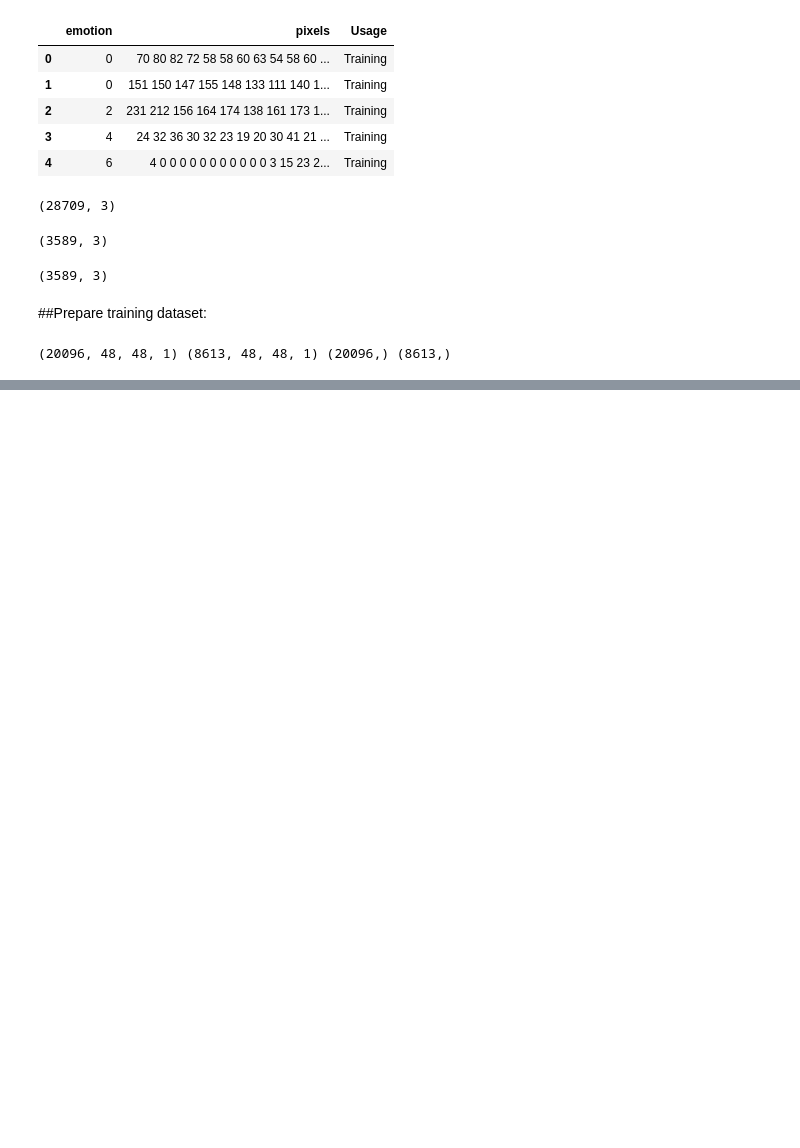
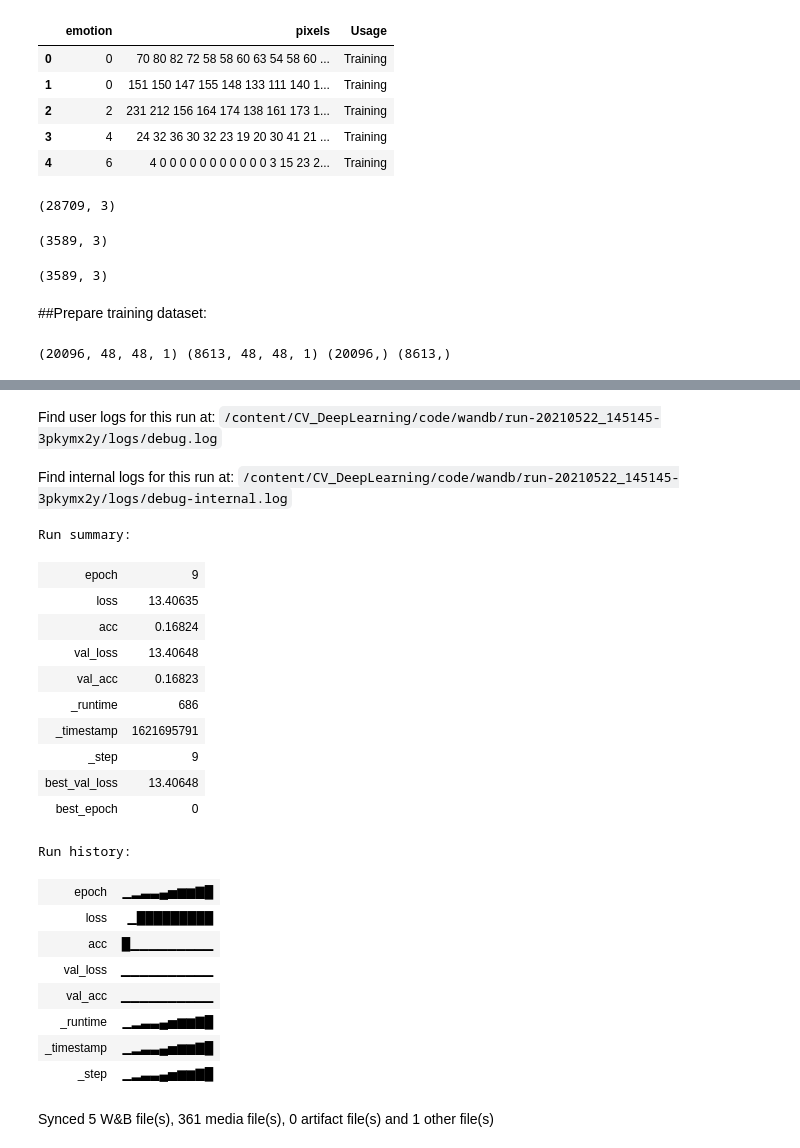
Before and after one commit to PierreOnn/Convolutional-Neural-Network, a Jupyter notebook: 01_Plotting_and_Basic_Data_Exploration.ipynb, the cells around one changed output, grey strips where cells are left out. Saved outputs shown, nothing was run; the diff lists cells and outputs as text; code cells hidden in the pictures; blank space fills up the shorter version.

Commit message:
Added wandb api and logging

```diff
--- a/01_Plotting_and_Basic_Data_Exploration.ipynb
+++ b/01_Plotting_and_Basic_Data_Exploration.ipynb
@@ -145,0 +179,57 @@ for s in sample:
+# %%
+#params:
+
+learning_rates = [0.5,0.05,0.005]
+epochs = 10
+layer_1_filters = [16,32,64]
+layer_2_filters = [16,32,64]
+layer_3_filters = [16,32,64]
+
+for lr in learning_rates:
+  for l1 in layer_1_filters:
+    for l2 in layer_2_filters:
+      for l3 in layer_3_filters:
+        run = wandb.init(project='MU-CV-Assignment2',
+                        config={  # and include hyperparameters and metadata
+                            "learning_rate": lr,
+                            "epochs": epochs,
+                            "batch_size": 64,
+                            "loss_function": "sparse_categorical_crossentropy",
+                            "architecture": "CNN",
+                            "dataset": "FER-2013",
+                            "layer_1_filters": l1,
+                            "layer_2_filters": l2,
+                            "layer_3_filters": l3
+                        },
+                        entity="mu_cv_cnn")
+        config = wandb.config  # We'll use this to configure our experiment
+
+
+        model = models.Sequential()
+        model.add(layers.Conv2D(config.layer_1_filters, (3, 3), activation='relu', input_shape=(48,48,1)))
+        model.add(layers.MaxPooling2D((2, 2)))
+        model.add(layers.Conv2D(config.layer_2_filters, (3, 3), activation='relu'))
+        model.add(layers.MaxPooling2D((2, 2)))
+        model.add(layers.Conv2D(config.layer_3_filters, (3, 3), activation='relu'))
+        model.add(layers.Flatten())
+        model.add(layers.Dense(64, activation='relu'))
+        model.add(layers.Dense(7))
+
+        # Compile model like you usually do.
+        # Notice that we use config, so our metadata matches what gets executed
+        optimizer = tf.keras.optimizers.Adam(config.learning_rate)
+        model.compile(optimizer, config.loss_function, metrics=['acc'])
+
+        history = model.fit(X_train, y_train, epochs=config.epochs,
+                            validation_data=(X_valid, y_valid),
+                            batch_size = config.batch_size,
+                            callbacks=[WandbCallback(data_type="image", labels=y_train)])
+
+        loss, accuracy = model.evaluate(X_valid, y_valid)
+        print('Test Error Rate: ', round((1 - accuracy) * 100, 2))
+
+        # With wandb.log, we can easily pass in metrics as key-value pairs.
+        wandb.log({'Test Error Rate': round((1 - accuracy) * 100, 2)})
+
+        run.join()
+# %% [output]
@@ -145,0 +239,23 @@ for s in sample:
+Find user logs for this run at: /content/CV_DeepLearning/code/wandb/run-20210522_145145-3pkymx2y/logs/debug.log
+Find internal logs for this run at: /content/CV_DeepLearning/code/wandb/run-20210522_145145-3pkymx2y/logs/debug-internal.log
+Run summary:
+| epoch | 9 |
+| loss | 13.40635 |
+| acc | 0.16824 |
+| val_loss | 13.40648 |
+| val_acc | 0.16823 |
+| _runtime | 686 |
+| _timestamp | 1621695791 |
+| _step | 9 |
+| best_val_loss | 13.40648 |
+| best_epoch | 0 |
+Run history:
+| epoch | ▁▂▃▃▄▅▆▆▇█ |
+| loss | ▁█████████ |
+| acc | █▁▁▁▁▁▁▁▁▁ |
+| val_loss | ▁▁▁▁▁▁▁▁▁▁ |
+| val_acc | ▁▁▁▁▁▁▁▁▁▁ |
+| _runtime | ▁▂▃▃▄▅▆▆▇█ |
+| _timestamp | ▁▂▃▃▄▅▆▆▇█ |
+| _step | ▁▂▃▃▄▅▆▆▇█ |
+Synced 5 W&B file(s), 361 media file(s), 0 artifact file(s) and 1 other file(s)
```
Also changed, not shown: parts of 18 cells of this notebook.
